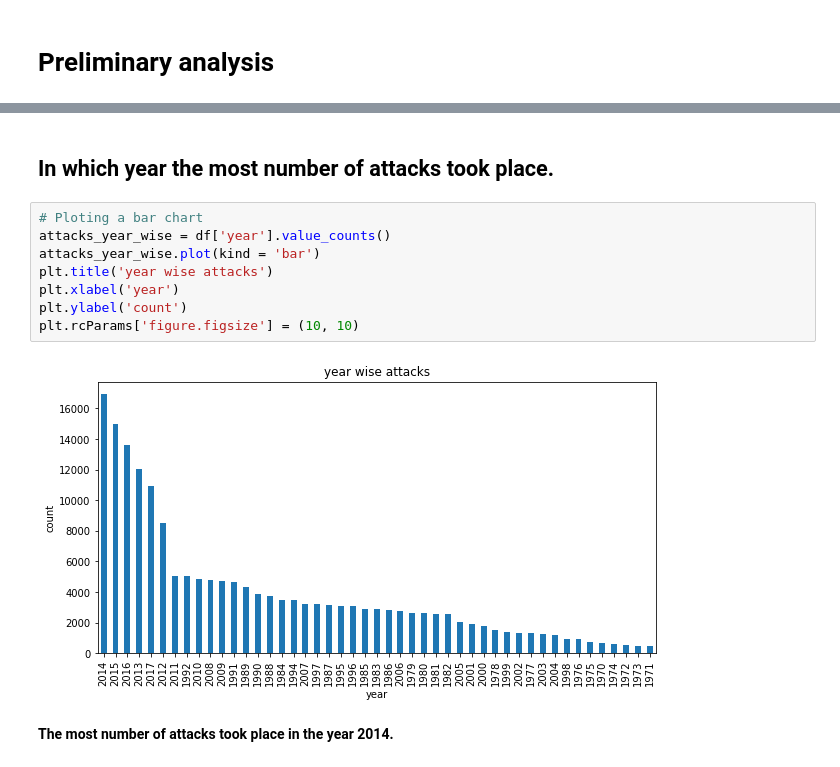
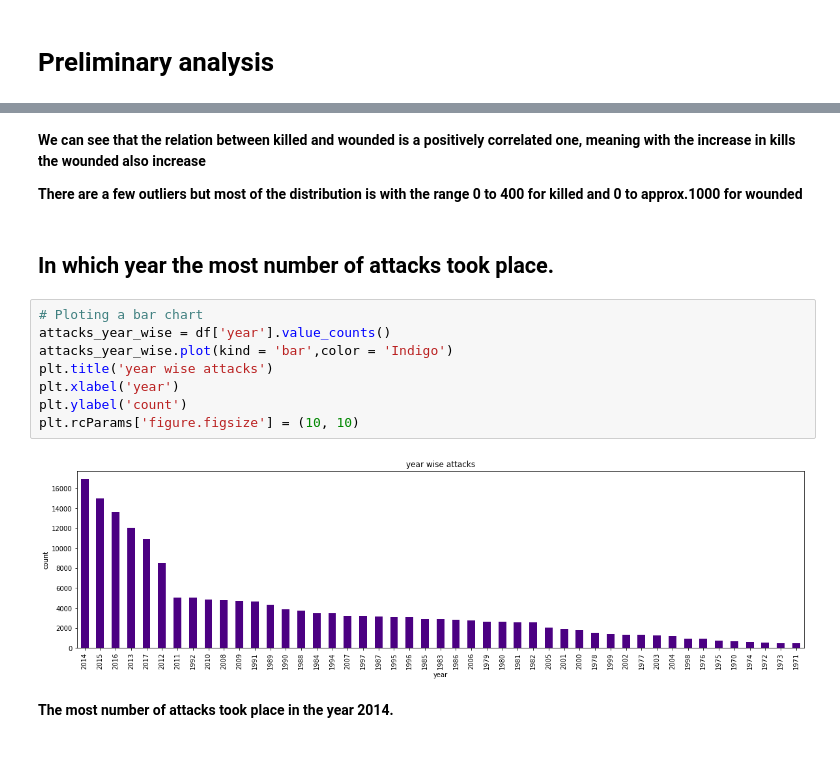
Before and after one commit to Shourya306/Global-Terrorism-EDA, a Jupyter notebook: Copy_of_Global_Terrorism_Analysis_Capstone_Project.ipynb, the cells around one changed output, grey strips where cells are left out. Saved outputs shown, nothing was run; the diff lists cells and outputs as text.

```diff
--- a/Copy_of_Global_Terrorism_Analysis_Capstone_Project.ipynb
+++ b/Copy_of_Global_Terrorism_Analysis_Capstone_Project.ipynb
@@ -220,15 +296,19 @@ Now, Let's move onto the interesting part i.e, the **Data Analysis** part.
+# %% [markdown]
+**We can see that the relation between killed and wounded is a positively correlated one, meaning with the increase in kills the wounded also increase**
+
+**There are a few outliers but most of the distribution is with the range 0 to 400 for killed and 0 to approx.1000 for wounded**
 # %% [markdown]
 ## In which year the most number of attacks took place.
 # %%
 # Ploting a bar chart
 attacks_year_wise = df['year'].value_counts()
-attacks_year_wise.plot(kind = 'bar')
+attacks_year_wise.plot(kind = 'bar',color = 'Indigo')
 plt.title('year wise attacks')
 plt.xlabel('year')
 plt.ylabel('count')
 plt.rcParams['figure.figsize'] = (10, 10)
 # %% [output]
-[figure, old version]
+[figure, new version]
 # %% [markdown]
  **The most number of attacks took place in the year 2014.**
 # %% [markdown]
```
Also changed, not shown: parts of 24 cells of this notebook.
